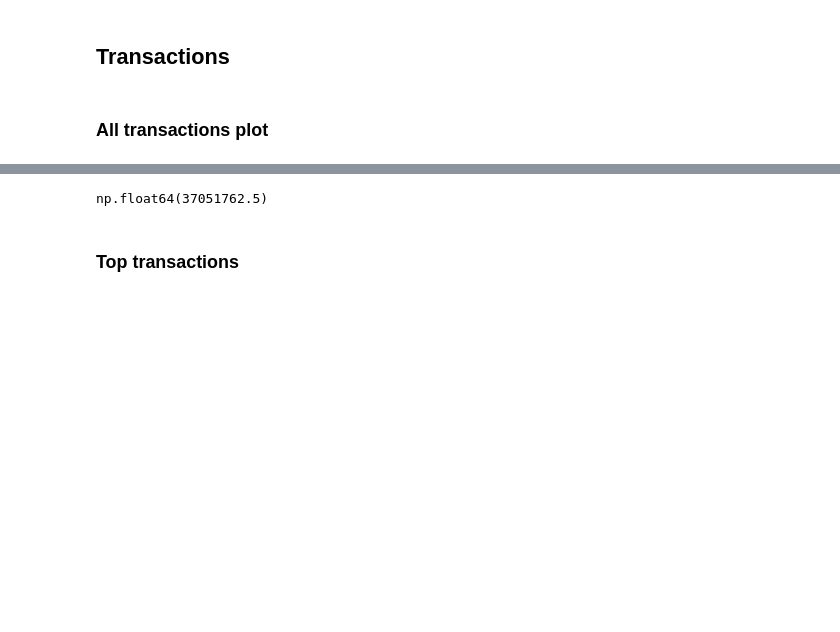
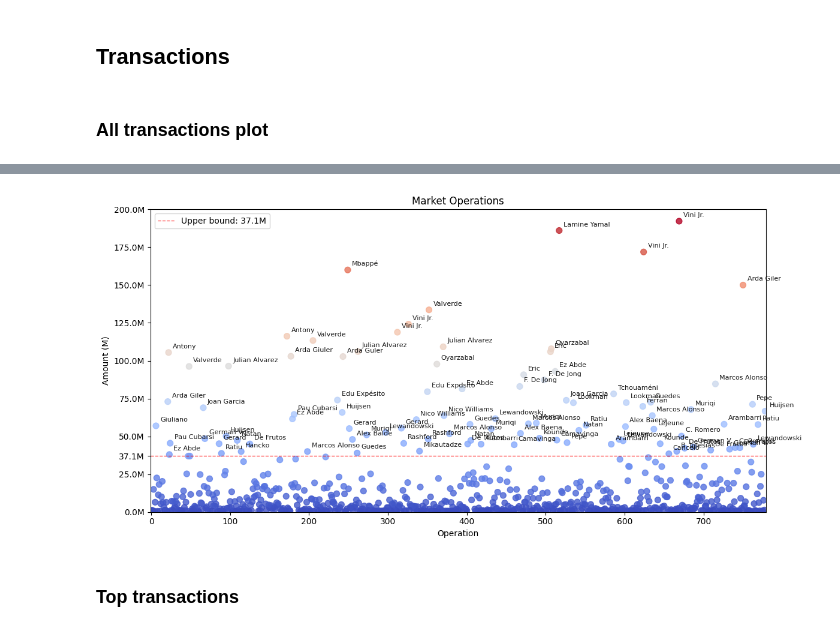
Before and after one commit to josepsanz/tebasstorm, a Jupyter notebook: nb/tebas_report.ipynb, the cells around one changed output, grey strips where cells are left out. Saved outputs shown, nothing was run; the diff lists cells and outputs as text; code cells hidden in the pictures; blank space fills up the shorter version.

```diff
--- a/nb/tebas_report.ipynb
+++ b/nb/tebas_report.ipynb
@@ -70,7 +72,7 @@ sc = ax.scatter(x_plot, amounts, c=amounts, cmap='coolwarm', alpha=0.8, s=50, no
 Q1 = np.percentile(amounts, 25)
 Q3 = np.percentile(amounts, 75)
 IQR = Q3 - Q1
-lower_bound = Q1 - 1.5 * IQR
+lower_bound = 0 #Q1 - 1.5 * IQR
 upper_bound = Q3 + 1.5 * IQR
 
 # Draw upper bound line
@@ -83,37 +85,36 @@ outliers_mask = (amounts < lower_bound) | (amounts > upper_bound)
 players = trading_df['player'].values
 for i, (is_outlier, amount, player) in enumerate(zip(outliers_mask, amounts, players)):
     if is_outlier:
         ax.annotate(
             player,
             (x_plot[i], amount),
             xytext=(5, 5),
             textcoords='offset points',
             fontsize=8,
             alpha=0.9
         )
 
 # X axis: 0 on the left, max on the right
 ax.set_xlim(-1, n)
+ax.set_ylim(0, amounts.max())
 
 # Format millions
 formatter = ticker.FuncFormatter(lambda x, pos: f'{x/1e6:.1f}M')
 ax.yaxis.set_major_formatter(formatter)
 
 # Add upper_bound to Y axis ticks
 current_ticks = list(ax.get_yticks())
 current_ticks.append(upper_bound)
 ax.set_yticks(sorted(current_ticks))
 
 plt.title('Market Operations')
 plt.xlabel('Operation')
 plt.ylabel('Amount (M)')
 
 plt.tight_layout()
 plt.show()
+# %% [output]
+[figure, added]
-# %%
-upper_bound
-# %% [output]
-np.float64(37051762.5)
 # %% [markdown]
 ### Top transactions
 # %%
```
Also changed, not shown: parts of 19 cells of this notebook, 2 other files.
